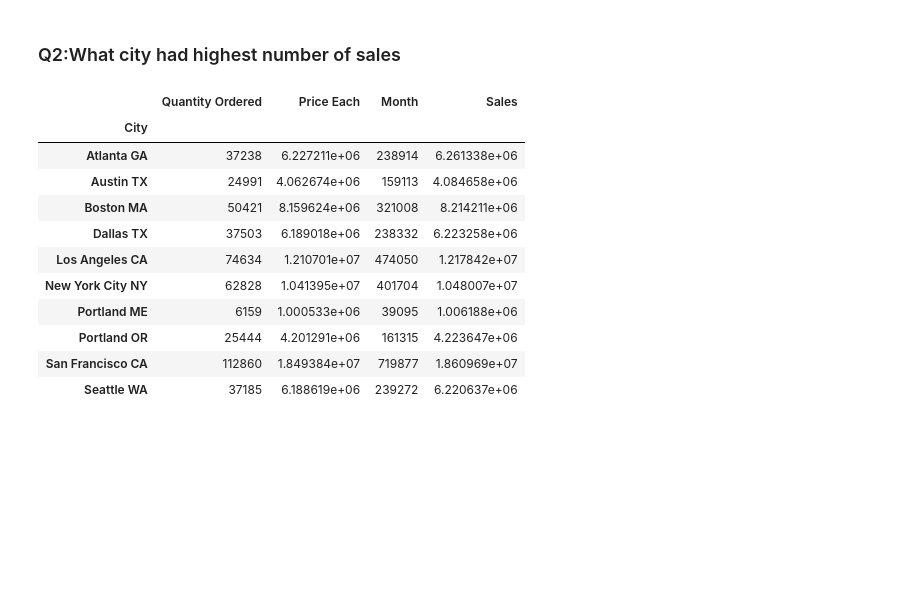
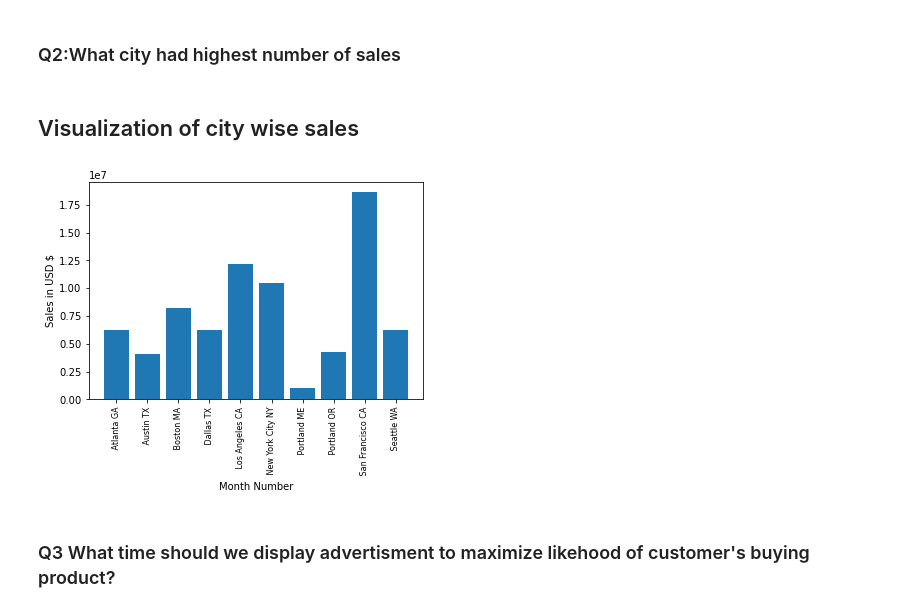
Before and after one commit to Asadullahkhankaimkhani/Sales-Anaylsis-Project, a Jupyter notebook: SalesAnaylsis.ipynb, the cells around one changed output. Saved outputs shown, nothing was run; the diff lists cells and outputs as text; code cells hidden in the pictures; blank space fills up the shorter version.

```diff
--- a/SalesAnaylsis.ipynb
+++ b/SalesAnaylsis.ipynb
@@ -23,10 +38,8 @@ frame.to_csv('all_data.csv' , index = False)
 # %% [markdown]
 #### Read Updated dataframe
 # %%
-
+# Droping extra Columns and clean the table
 all_data = pd.read_csv('all_data.csv')
-all_data = all_data.drop('Unnamed: 0',axis=1)
-all_data = all_data.drop('Unnamed: 0.1',axis=1)
-all_data = all_data.drop('Unnamed: 0.1.1',axis=1)
-all_data = all_data.drop('Unnamed: 0.1.1.1',axis=1)
-all_data = all_data.drop('Unnamed: 0.1.1.1.1',axis=1)
+all_data = all_data.drop(['Unnamed: 0','Unnamed: 0.1','Unnamed: 0.1.1',
+                         'Unnamed: 0.1.1.1','Unnamed: 0.1.1.1.1'],axis=1)
+all_data
@@ -127,17 +137,19 @@ plt.show()
 # %% [markdown]
 ### Q2:What city had highest number of sales
 # %%
- all_data.groupby('City').sum()
+result_by_city= all_data.groupby('City').sum()
-# %% [output]
-|  | Quantity Ordered | Price Each | Month | Sales |
-| City |  |  |  |  |
-| Atlanta GA | 37238 | 6.227211e+06 | 238914 | 6.261338e+06 |
-| Austin TX | 24991 | 4.062674e+06 | 159113 | 4.084658e+06 |
-| Boston MA | 50421 | 8.159624e+06 | 321008 | 8.214211e+06 |
-| Dallas TX | 37503 | 6.189018e+06 | 238332 | 6.223258e+06 |
-| Los Angeles CA | 74634 | 1.210701e+07 | 474050 | 1.217842e+07 |
-| New York City NY | 62828 | 1.041395e+07 | 401704 | 1.048007e+07 |
-| Portland ME | 6159 | 1.000533e+06 | 39095 | 1.006188e+06 |
-| Portland OR | 25444 | 4.201291e+06 | 161315 | 4.223647e+06 |
-| San Francisco CA | 112860 | 1.849384e+07 | 719877 | 1.860969e+07 |
-| Seattle WA | 37185 | 6.188619e+06 | 239272 | 6.220637e+06 |
+# %% [markdown]
+## Visualization of city wise sales
+# %%
+import matplotlib.pyplot as plt
+#cities = all_data['City'].unique()
+cities  = [city for city,df in all_data.groupby('City')]
+plt.bar(cities,result_by_city['Sales'])
+plt.xticks(cities,rotation = 'vertical',size=8)
+plt.ylabel('Sales in USD $')
+plt.xlabel('Month Number')
+plt.show()
+# %% [output]
+[figure, added]
+# %% [markdown]
+### Q3 What time should we display advertisment to maximize likehood of customer's buying product?
```
Also changed, not shown: parts of 16 cells of this notebook.
